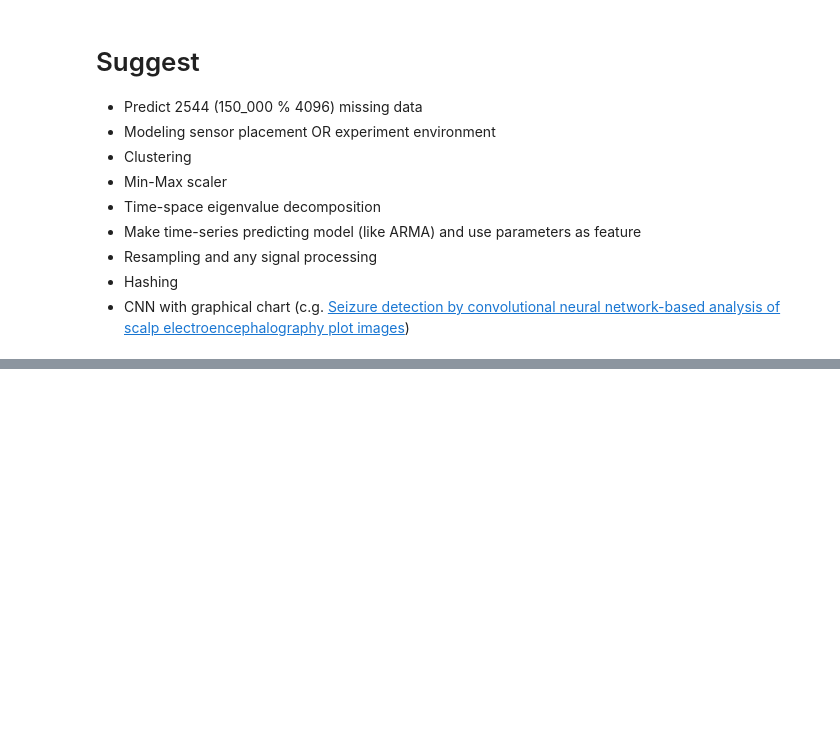
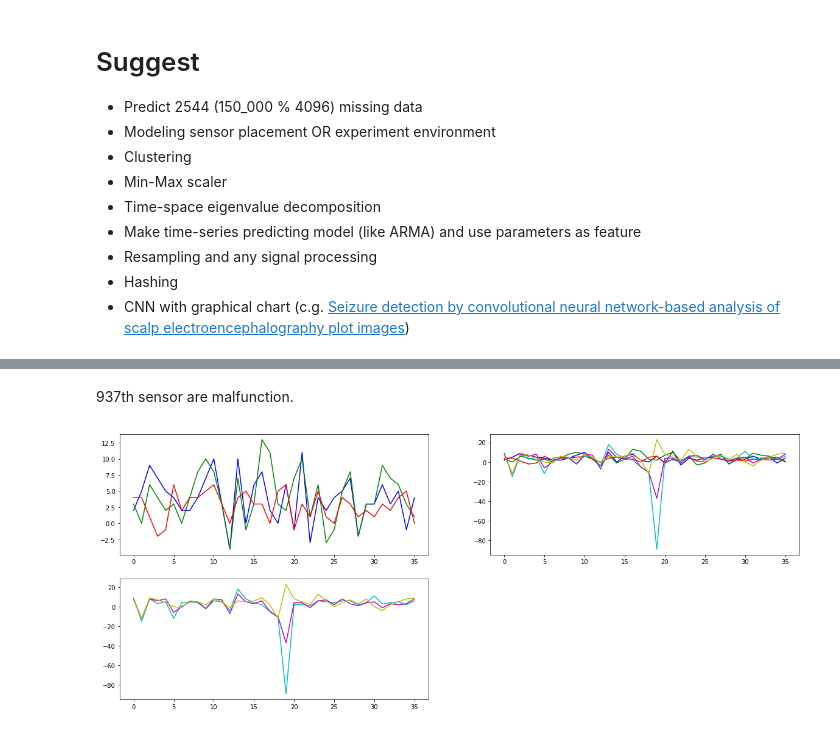
Before and after one commit to sheep02/kaggle, a Jupyter notebook: LANL-Earthquake-Prediction/notebook/LANL EDA.ipynb, the cells around one changed output, grey strips where cells are left out. Saved outputs shown, nothing was run; the diff lists cells and outputs as text; code cells hidden in the pictures; blank space fills up the shorter version.

```diff
--- a/LANL-Earthquake-Prediction/notebook/LANL EDA.ipynb
+++ b/LANL-Earthquake-Prediction/notebook/LANL EDA.ipynb
@@ -370,0 +425,11 @@ for i, color in enumerate(range(pad, 0xFFFFFF-pad, (0xFFFFFF-pad)//n)):
+# %%
+aco = pd.read_csv(
+    "../input/train.csv",
+    dtype={
+        'acoustic_data': np.float64,
+        'time_to_failure': np.float64
+    },
+    #usecols=['acoustic_data'],
+    engine='c',
+    nrows=1200_000
+)
@@ -370,0 +517,27 @@ for i, color in enumerate(range(pad, 0xFFFFFF-pad, (0xFFFFFF-pad)//n)):
+# %% [markdown]
+937th sensor are malfunction.
+# %%
+pad = 436961
+
+fig, ax = plt.subplots(2, 2, figsize=(20, 8))
+plt.grid(False)
+ax[1, 1].axis('off')
+
+ax[0, 0].plot(aco.acoustic_data.values[pad:pad+seg_nrows][:end_idx][1308::4096], color='b')
+ax[0, 0].plot(aco.acoustic_data.values[pad:pad+seg_nrows][:end_idx][1309::4096], color='g')
+ax[0, 0].plot(aco.acoustic_data.values[pad:pad+seg_nrows][:end_idx][1310::4096], color='r')
+
+ax[1, 0].plot(aco.acoustic_data.values[pad:pad+seg_nrows][:end_idx][2198::4096], color='c')
+ax[1, 0].plot(aco.acoustic_data.values[pad:pad+seg_nrows][:end_idx][2199::4096], color='m')
+ax[1, 0].plot(aco.acoustic_data.values[pad:pad+seg_nrows][:end_idx][2200::4096], color='y')
+
+ax[0, 1].plot(aco.acoustic_data.values[pad:pad+seg_nrows][:end_idx][1308::4096], color='b')
+ax[0, 1].plot(aco.acoustic_data.values[pad:pad+seg_nrows][:end_idx][1309::4096], color='g')
+ax[0, 1].plot(aco.acoustic_data.values[pad:pad+seg_nrows][:end_idx][1310::4096], color='r')
+ax[0, 1].plot(aco.acoustic_data.values[pad:pad+seg_nrows][:end_idx][2198::4096], color='c')
+ax[0, 1].plot(aco.acoustic_data.values[pad:pad+seg_nrows][:end_idx][2199::4096], color='m')
+ax[0, 1].plot(aco.acoustic_data.values[pad:pad+seg_nrows][:end_idx][2200::4096], color='y')
+
+plt.grid(False)
+# %% [output]
+[figure, added]
```
Also changed, not shown: parts of 25 cells of this notebook.
